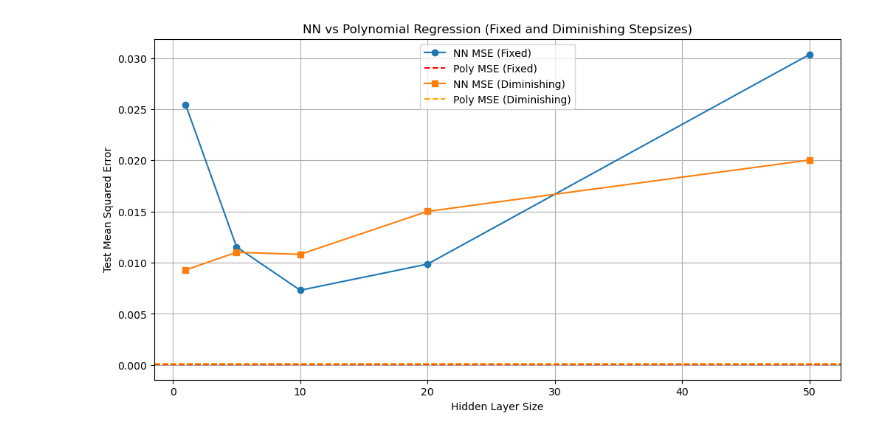
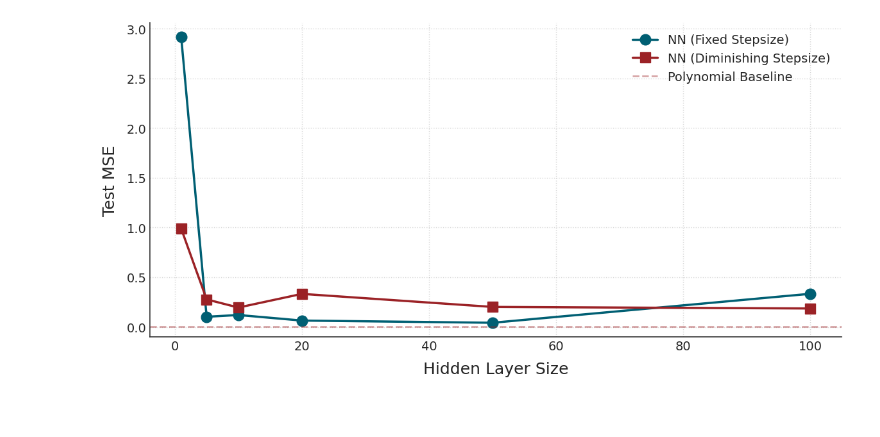
Before and after one commit to ericab322/SGD-Regression, a Jupyter notebook: experiments/poly_vs_nn.ipynb, the cells around one changed output. Drawn from its saved outputs; the diff is of its cells as text; code cells hidden in the pictures.

```diff
--- a/experiments/poly_vs_nn.ipynb
+++ b/experiments/poly_vs_nn.ipynb
@@ -14,9 +13,9 @@ from sgd_framework.nonconvex_sgd import NonConvexSGD, FixedStepsize, Diminishing
 # %%
 np.random.seed(0)
-X_raw, _, _ = generate_training_data_fixed(m=1000, n=2, noise=0.001)
+X_raw, _, _ = generate_training_data_fixed(m=2000, n=2, noise=0.001)
 X_poly = transform_to_polynomial(X_raw, degree=3, normalize=True)
 
-true_A = 0.01 * np.arange(1, X_poly.shape[1] + 1)
+true_A = 0.1 * np.arange(1, X_poly.shape[1] + 1)
 true_b = 1.0
 noise = 0.001
 y = (X_poly @ true_A + true_b + noise * np.random.randn(X_poly.shape[0]))
@@ -25,18 +24,18 @@ X_train, X_test, y_train, y_test = train_test_split(X_poly, y, test_size=0.3)
 
 # PR fixed
 poly_model_fixed = RegressionModel(X_train, y_train)
-sgd_fixed_poly = SGD(poly_model_fixed, num_iterations=1000, batch_size=1, noise=noise, stepsize_type='fixed')
+sgd_fixed_poly = SGD(poly_model_fixed, num_epochs=10, batch_size=1, noise=noise, stepsize_type='fixed')
 w_fixed_poly, *_ = sgd_fixed_poly.optimize()
 poly_test_pred = X_test @ w_fixed_poly[1:] + w_fixed_poly[0]
-poly_mse_fixed = np.mean((poly_test_pred- y_test) ** 2)
+poly_mse_fixed = np.mean((poly_test_pred - y_test) ** 2)
 
 
 #  PR diminishing
 poly_model_diminish = RegressionModel(X_train, y_train)
-sgd_diminish_poly = SGD(poly_model_diminish, num_iterations=1000, batch_size=1, noise=noise, stepsize_type='diminishing')
+sgd_diminish_poly = SGD(poly_model_diminish, num_epochs=10, batch_size=1, noise=noise, stepsize_type='diminishing')
 w_diminish_poly, *_ = sgd_diminish_poly.optimize()
 poly_test_pred_diminish = X_test @ w_diminish_poly[1:] + w_diminish_poly[0]
-poly_mse_diminish = np.mean((poly_test_pred_diminish- y_test) ** 2)
+poly_mse_diminish = np.mean((poly_test_pred_diminish - y_test) ** 2)
 # %%
 alpha = sgd_fixed_poly.strategy.alpha
 beta = sgd_diminish_poly.strategy.beta
@@ -108,19 +113,48 @@ Training NN with width 50 hidden layer diminishing stepsize
 # %%
-plt.figure(figsize=(12, 6))
+# Use a clean style
+import matplotlib as mpl
+plt.style.use("seaborn-white")
 
-# Fixed
-plt.plot(hidden_sizes, nn_test_mse_fixed, marker='o', label='NN MSE (Fixed)')
-plt.axhline(poly_mse_fixed, color='r', linestyle='--', label='Poly MSE (Fixed)')
+# Use sans-serif fonts for modern feel
+mpl.rcParams.update({
+    "font.family": "DejaVu Sans",
+    "font.size": 16,
+    "axes.edgecolor": "#333333",
+    "axes.linewidth": 1.2,
+    "axes.titlesize": 22,
+    "axes.labelsize": 18,
+    "xtick.labelsize": 14,
+    "ytick.labelsize": 14,
+    "legend.fontsize": 14,
+    "legend.frameon": False
+})
 
-# Diminishing
-plt.plot(hidden_sizes, nn_test_mse_diminish, marker='s', label='NN MSE (Diminishing)')
-plt.axhline(poly_mse_diminish, color='orange', linestyle='--', label='Poly MSE (Diminishing)')
+# Create plot
+fig, ax = plt.subplots(figsize=(12, 6))
 
-plt.xlabel('Hidden Layer Size')
-plt.ylabel('Test Mean Squared Error')
-plt.title('NN vs Polynomial Regression (Fixed and Diminishing Stepsizes)')
-plt.legend()
-plt.grid(True)
+# NN curves
+ax.plot(hidden_sizes, nn_test_mse_fixed, marker='o', markersize=12, linewidth=2.5,
+        label='NN (Fixed Stepsize)', color='#005F73')
+ax.plot(hidden_sizes, nn_test_mse_diminish, marker='s', markersize=12, linewidth=2.5,
+        label='NN (Diminishing Stepsize)', color='#9B2226')
+
+# Baseline lines
+ax.axhline(poly_mse_diminish, color='#9B2226', linestyle='--', linewidth=2, alpha=0.4, label='Polynomial Baseline')
+
+# Axis labels and title
+ax.set_xlabel('Hidden Layer Size', labelpad=10)
+ax.set_ylabel('Test MSE', labelpad=10)
+
+# Grid and spines
+ax.grid(True, linestyle=':', linewidth=1, color='gray', alpha=0.3)
+for spine in ['top', 'right']:
+    ax.spines[spine].set_visible(False)
+
+# Legend outside
+ax.legend(loc='upper right', frameon=False)
+
+# Final layout
+plt.tight_layout()
 plt.show()
 # %% [output]
-[figure, old version]
+[figure, new version]
```
Also changed, not shown: parts of 4 cells of this notebook, 33 other files.
